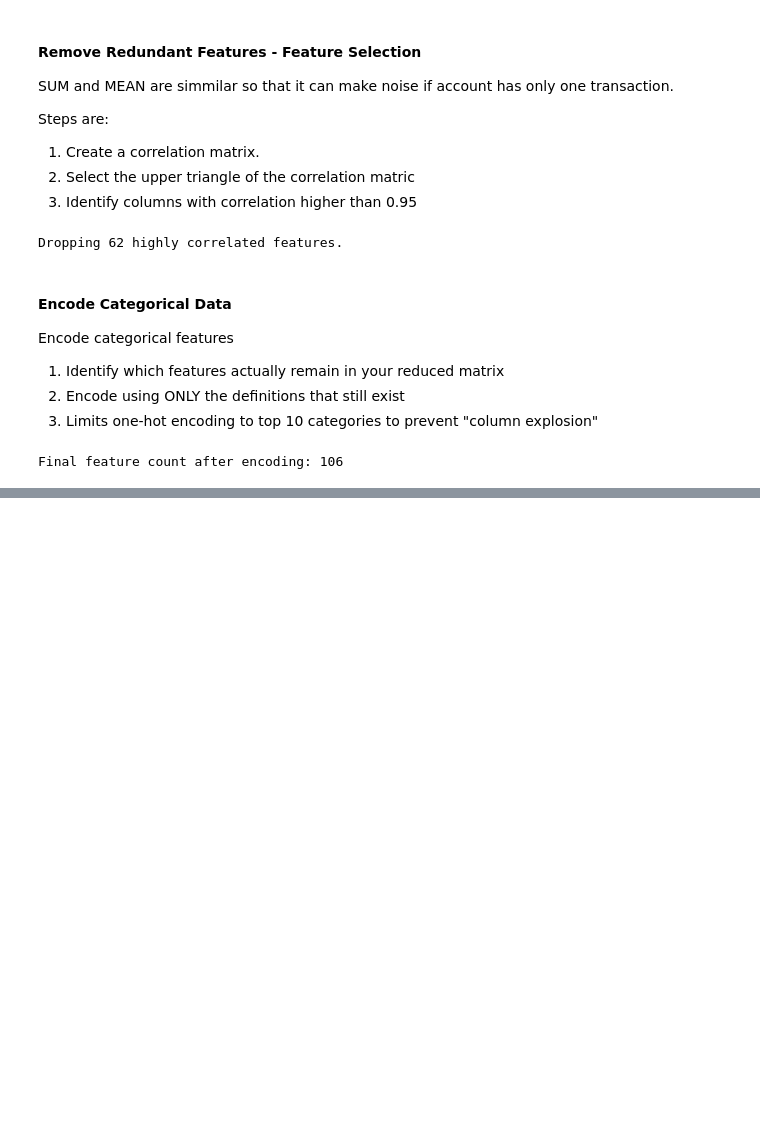
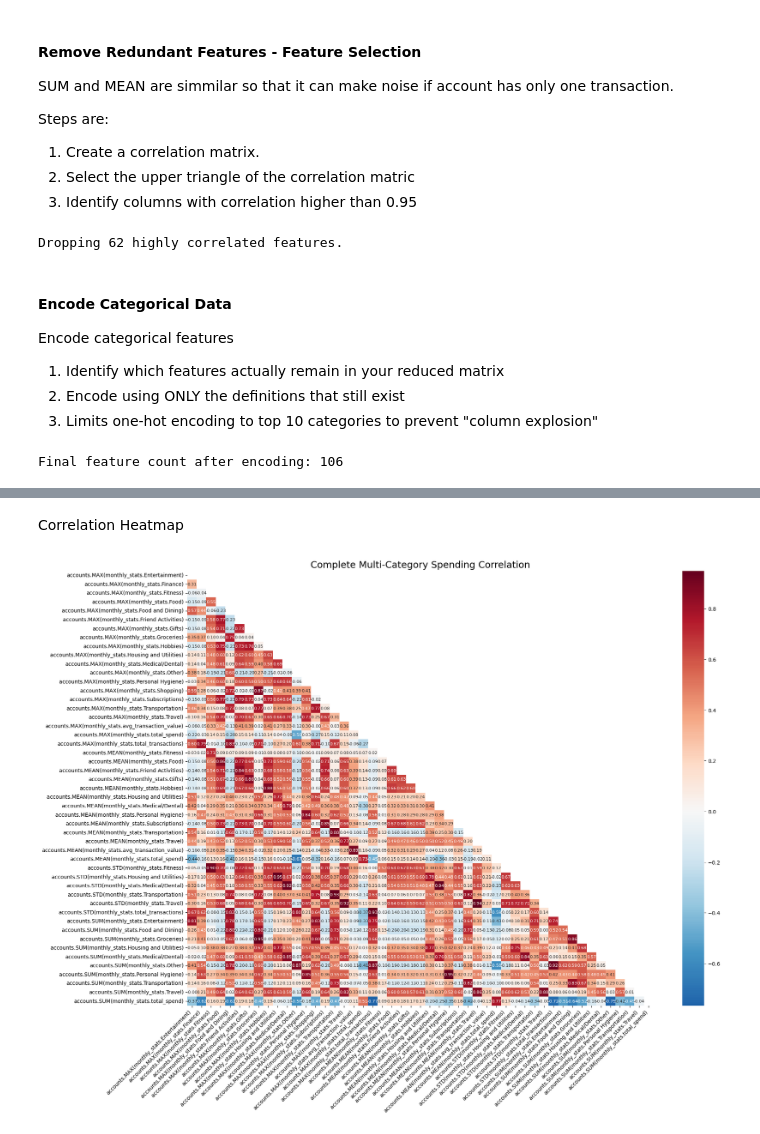
Before and after one commit to Yunnna005/FYP, a Jupyter notebook: Data/features/features.ipynb, the cells around one changed output, grey strips where cells are left out. Drawn from its saved outputs; the diff is of its cells as text; code cells hidden in the pictures; blank space fills up the shorter version.

Commit message:
add correlation heatmap; display with matplotlib

```diff
--- a/Data/features/features.ipynb
+++ b/Data/features/features.ipynb
@@ -119,0 +143,15 @@ Final feature count after encoding: 106
+# %% [markdown]
+Correlation Heatmap
+# %%
+all_cols = fm_encoded.columns.tolist()
+category_features = [c for c in all_cols if 'monthly_stats.' in c]
+plt.figure(figsize=(20, 15))
+corr = fm_encoded[category_features].corr()
+mask = np.triu(np.ones_like(corr, dtype=bool))
+
+sns.heatmap(corr, mask=mask, annot=True, cmap='RdBu_r', center=0, fmt='.2f', annot_kws={"size": 8})
+plt.title('Complete Multi-Category Spending Correlation', fontsize=18)
+plt.xticks(rotation=45, ha='right')
+plt.show()
+# %% [output]
+[figure, added]
```
Also changed, not shown: parts of 3 cells of this notebook.
